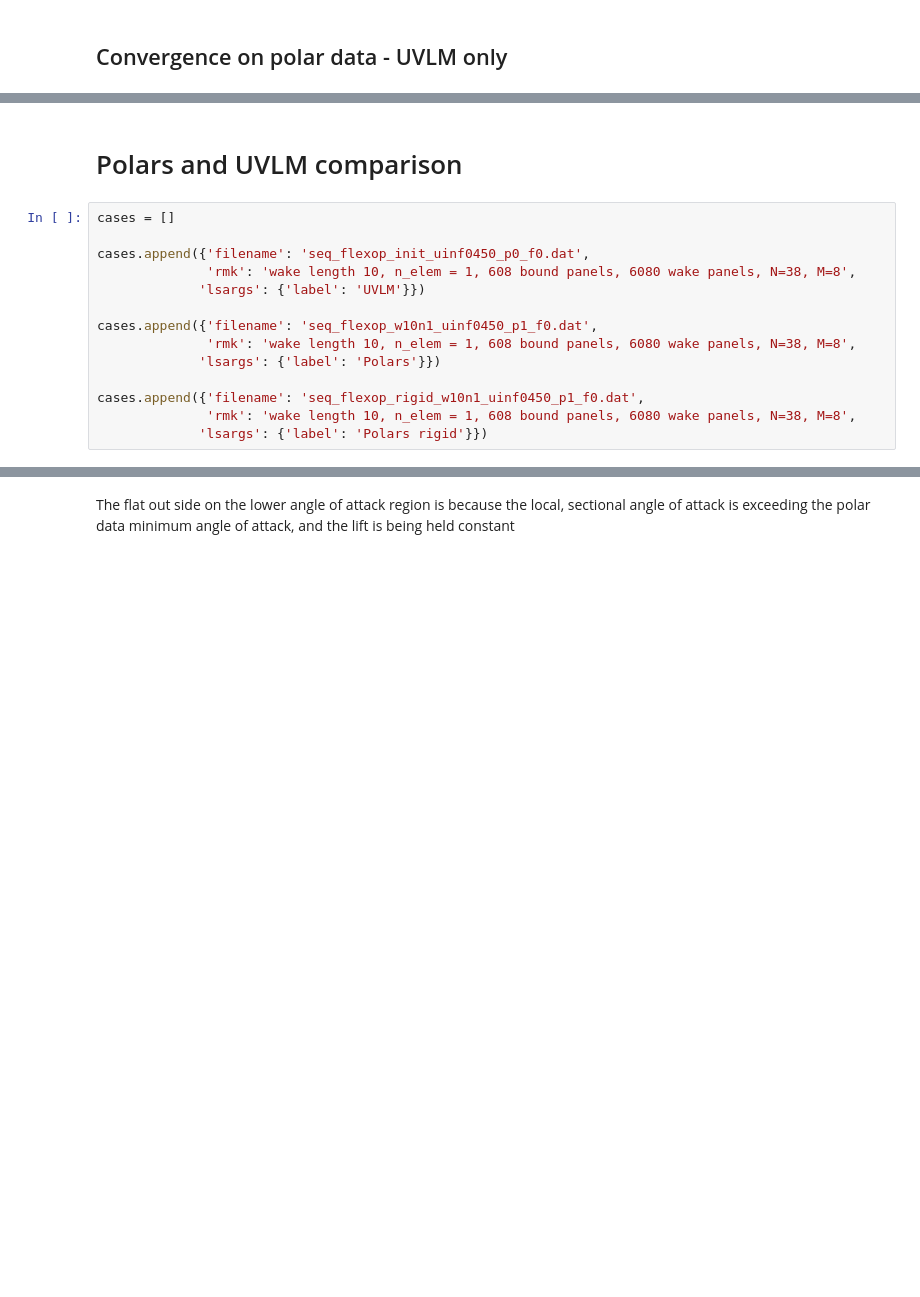
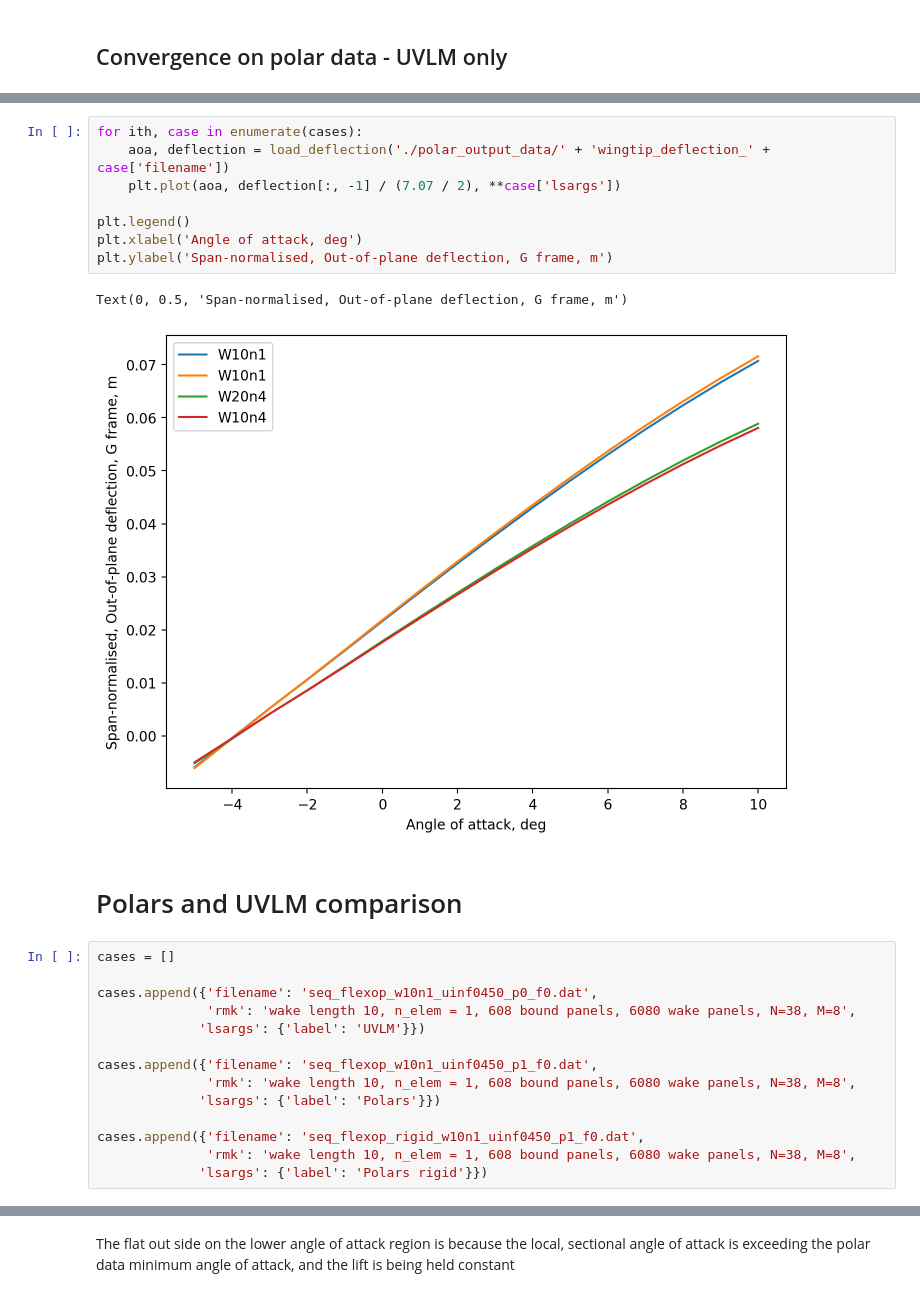
Before and after one commit to sduess/demonstrator_uvlm_enhenacements, a Jupyter notebook: 03_Polars/PolarFigures.ipynb, the cells around one changed output, grey strips where cells are left out. Cells and saved outputs as stored; diff of their text form; blank space fills up the shorter version.

```diff
--- a/03_Polars/PolarFigures.ipynb
+++ b/03_Polars/PolarFigures.ipynb
@@ -90,9 +100,20 @@ ax[0].legend()
+# %%
+for ith, case in enumerate(cases):
+    aoa, deflection = load_deflection('./polar_output_data/' + 'wingtip_deflection_' + case['filename'])
+    plt.plot(aoa, deflection[:, -1] / (7.07 / 2), **case['lsargs'])
+
+plt.legend()
+plt.xlabel('Angle of attack, deg')
+plt.ylabel('Span-normalised, Out-of-plane deflection, G frame, m')
+# %% [output]
+Text(0, 0.5, 'Span-normalised, Out-of-plane deflection, G frame, m')
+[figure, added]
 # %% [markdown]
 # Polars and UVLM comparison
 # %%
 cases = []
 
-cases.append({'filename': 'seq_flexop_init_uinf0450_p0_f0.dat',
+cases.append({'filename': 'seq_flexop_w10n1_uinf0450_p0_f0.dat',
               'rmk': 'wake length 10, n_elem = 1, 608 bound panels, 6080 wake panels, N=38, M=8',
              'lsargs': {'label': 'UVLM'}})
 
```
Also changed, not shown: parts of 5 cells of this notebook, 15 other files.
